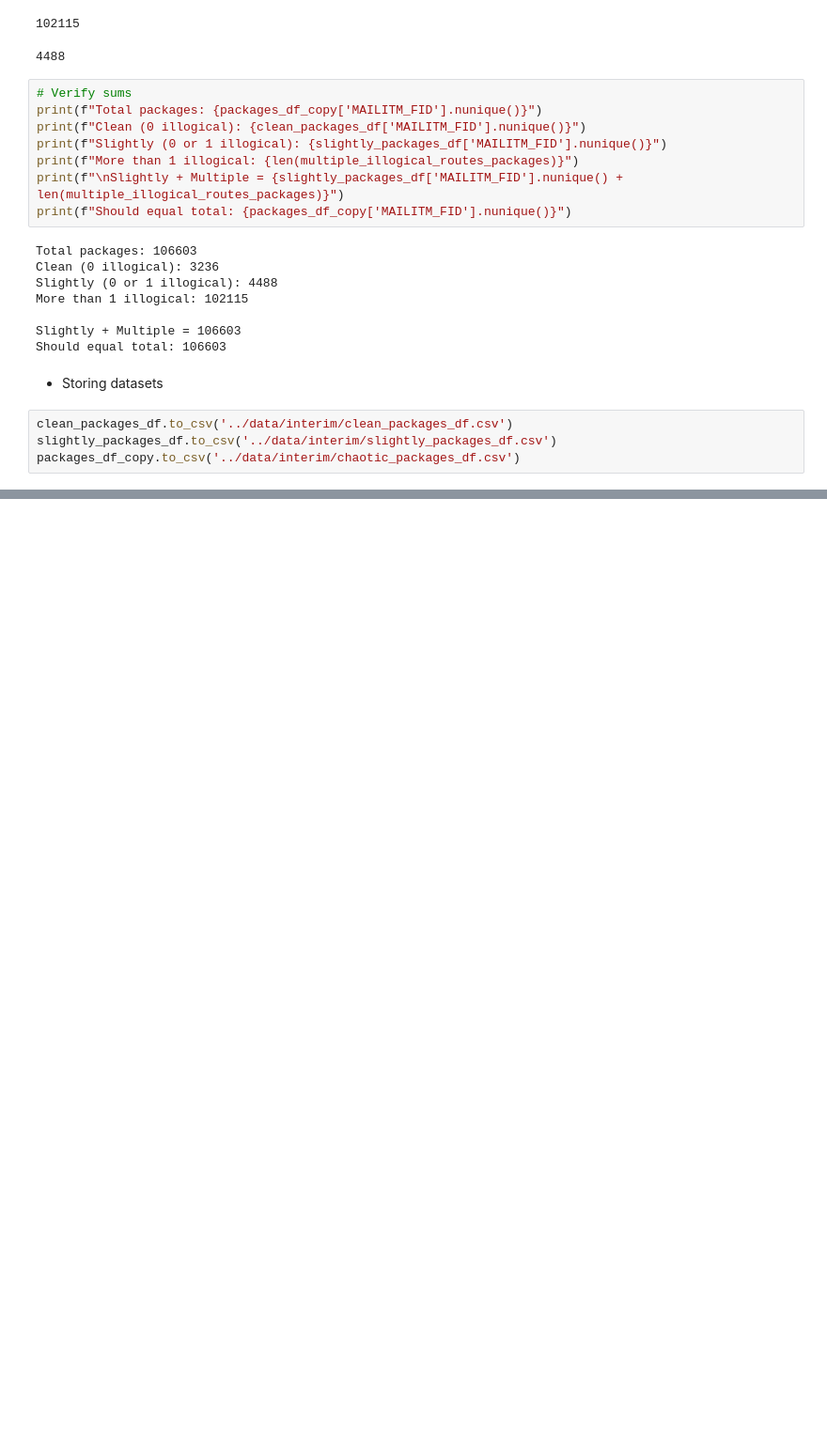
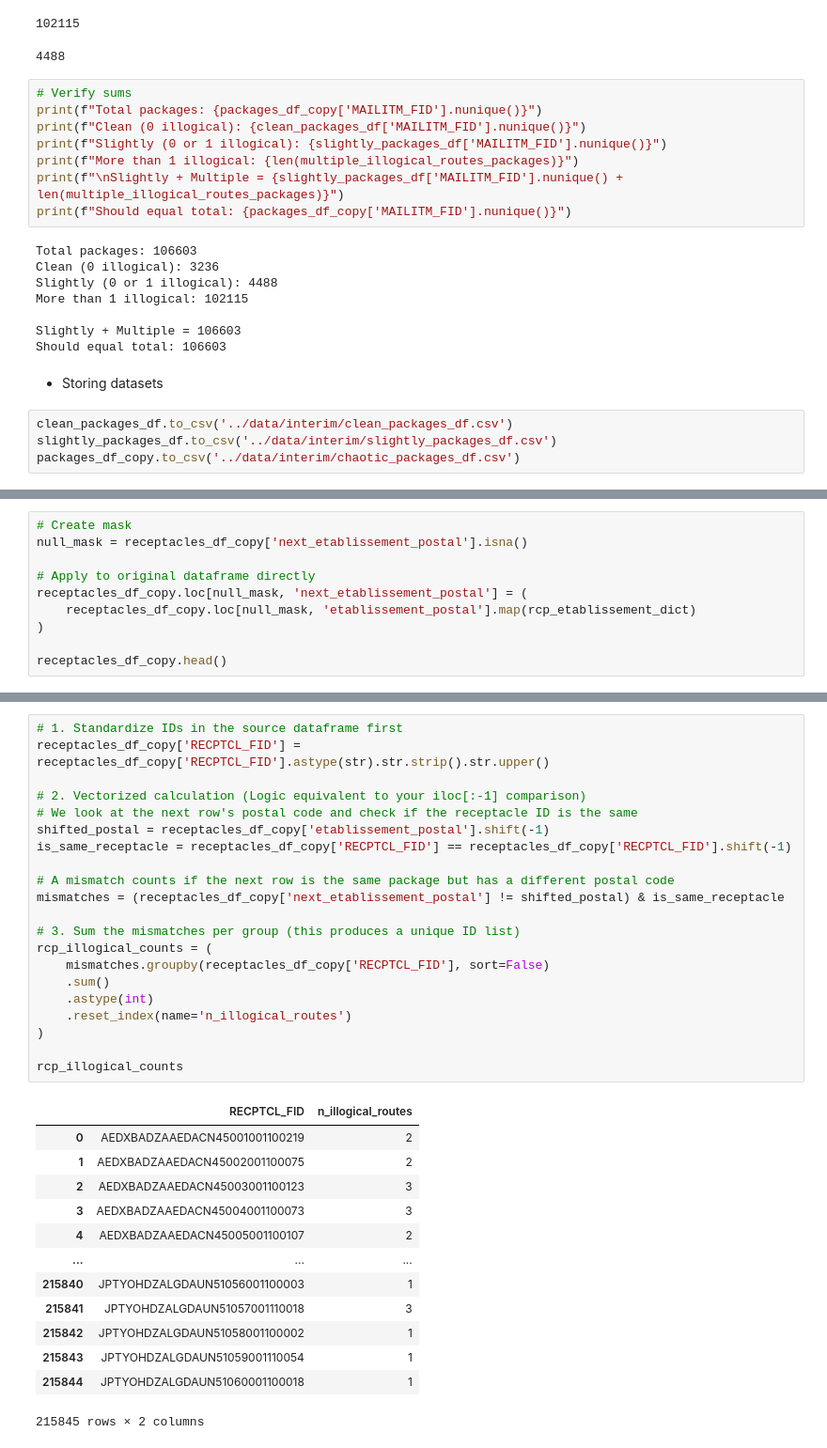
Before and after one commit to DjameelEddine/Data-Mining, a Jupyter notebook: notebooks/Preprocessing.ipynb, the cells around one changed output, grey strips where cells are left out. Shown: that part at 94% size. Cells and saved outputs as stored; diff of their text form; blank space fills up the shorter version.

Commit message:
Added illogical route handling for receptacles dataset

```diff
--- a/notebooks/Preprocessing.ipynb
+++ b/notebooks/Preprocessing.ipynb
@@ -530,0 +531,10 @@ packages_df_copy.to_csv('../data/interim/chaotic_packages_df.csv')
+# %%
+# Create mask
+null_mask = receptacles_df_copy['next_etablissement_postal'].isna()
+
+# Apply to original dataframe directly
+receptacles_df_copy.loc[null_mask, 'next_etablissement_postal'] = (
+    receptacles_df_copy.loc[null_mask, 'etablissement_postal'].map(rcp_etablissement_dict)
+)
+
+receptacles_df_copy.head()
@@ -530,0 +587,35 @@ packages_df_copy.to_csv('../data/interim/chaotic_packages_df.csv')
+# %%
+# 1. Standardize IDs in the source dataframe first
+receptacles_df_copy['RECPTCL_FID'] = receptacles_df_copy['RECPTCL_FID'].astype(str).str.strip().str.upper()
+
+# 2. Vectorized calculation (Logic equivalent to your iloc[:-1] comparison)
+# We look at the next row's postal code and check if the receptacle ID is the same
+shifted_postal = receptacles_df_copy['etablissement_postal'].shift(-1)
+is_same_receptacle = receptacles_df_copy['RECPTCL_FID'] == receptacles_df_copy['RECPTCL_FID'].shift(-1)
+
+# A mismatch counts if the next row is the same package but has a different postal code
+mismatches = (receptacles_df_copy['next_etablissement_postal'] != shifted_postal) & is_same_receptacle
+
+# 3. Sum the mismatches per group (this produces a unique ID list)
+rcp_illogical_counts = (
+    mismatches.groupby(receptacles_df_copy['RECPTCL_FID'], sort=False)
+    .sum()
+    .astype(int)
+    .reset_index(name='n_illogical_routes')
+)
+
+rcp_illogical_counts
+# %% [output]
+|  | RECPTCL_FID | n_illogical_routes |
+| 0 | AEDXBADZAAEDACN45001001100219 | 2 |
+| 1 | AEDXBADZAAEDACN45002001100075 | 2 |
+| 2 | AEDXBADZAAEDACN45003001100123 | 3 |
+| 3 | AEDXBADZAAEDACN45004001100073 | 3 |
+| 4 | AEDXBADZAAEDACN45005001100107 | 2 |
+| ... | ... | ... |
+| 215840 | JPTYOHDZALGDAUN51056001100003 | 1 |
+| 215841 | JPTYOHDZALGDAUN51057001110018 | 3 |
+| 215842 | JPTYOHDZALGDAUN51058001100002 | 1 |
+| 215843 | JPTYOHDZALGDAUN51059001110054 | 1 |
+| 215844 | JPTYOHDZALGDAUN51060001100018 | 1 |
+215845 rows × 2 columns
```
Also changed, not shown: parts of 10 cells of this notebook.
